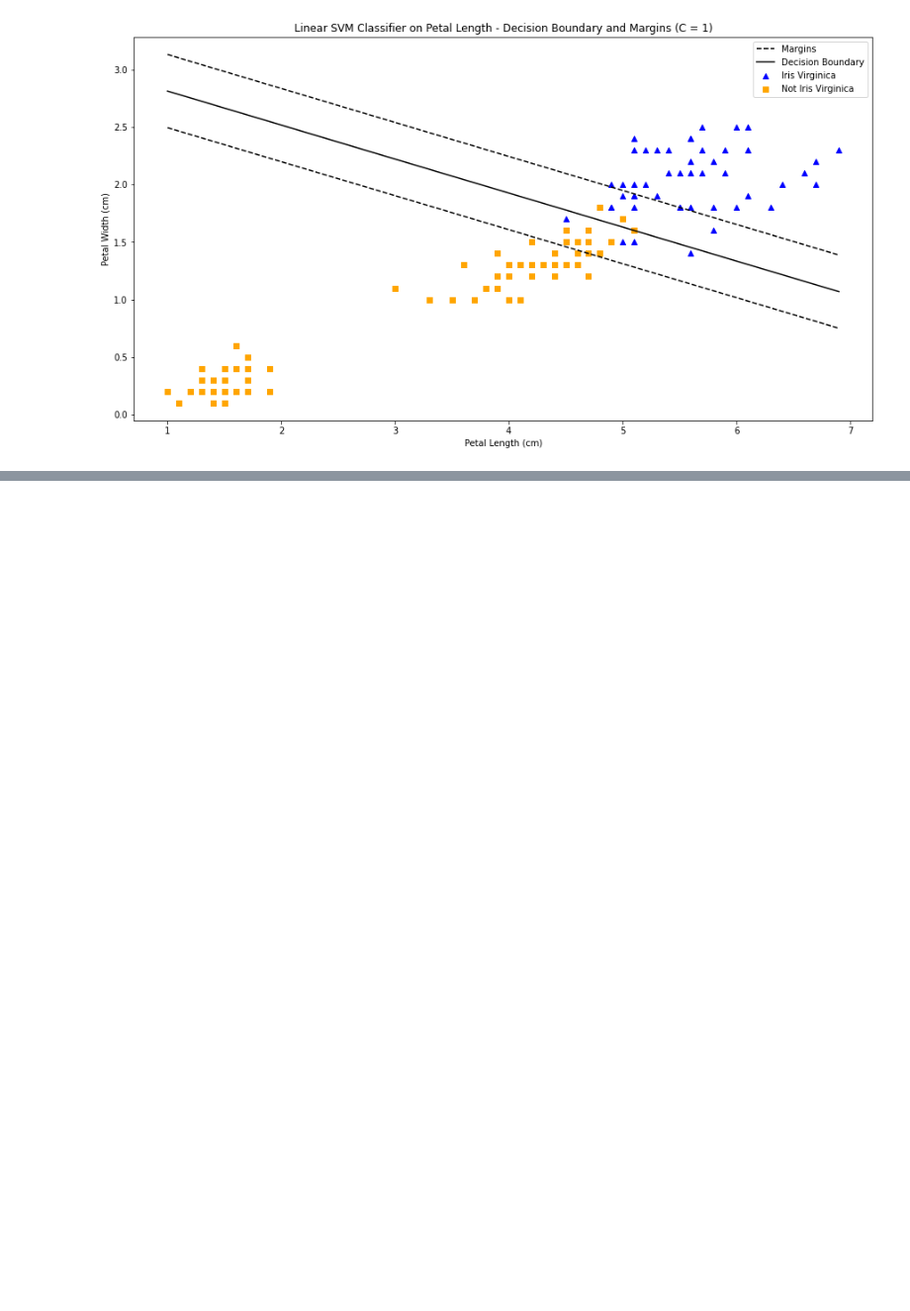
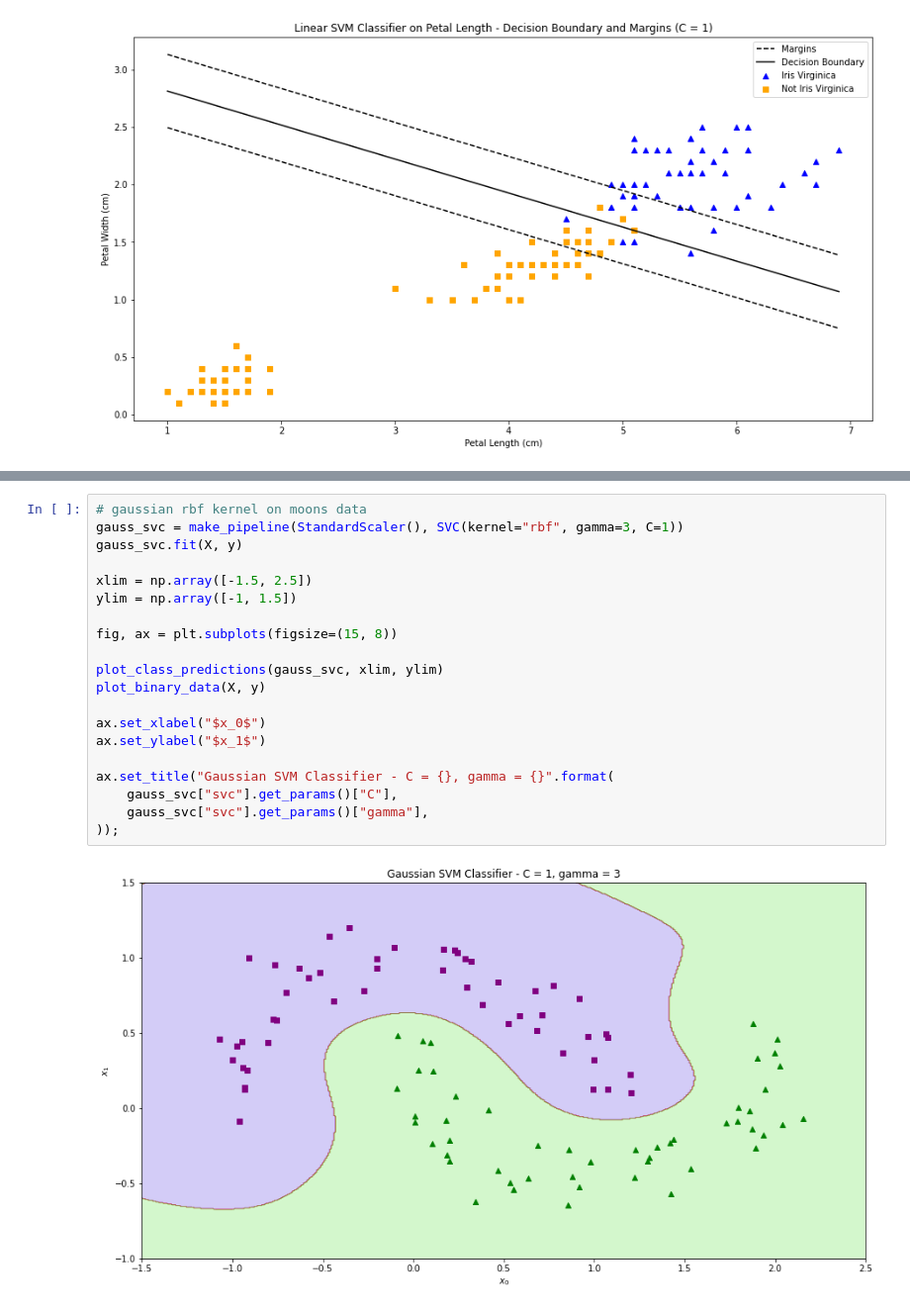
Before and after one commit to chris-leonard/hands-on-machine-learning, a Jupyter notebook: chapter-5/chapter-5-notes.ipynb, the cells around one changed output, grey strips where cells are left out. Shown at 99% size. Cells and saved outputs as stored; diff of their text form; blank space fills up the shorter version.

```diff
--- a/chapter-5/chapter-5-notes.ipynb
+++ b/chapter-5/chapter-5-notes.ipynb
@@ -127,0 +207,22 @@ More than 2 classes?
+# %%
+# gaussian rbf kernel on moons data
+gauss_svc = make_pipeline(StandardScaler(), SVC(kernel="rbf", gamma=3, C=1))
+gauss_svc.fit(X, y)
+
+xlim = np.array([-1.5, 2.5])
+ylim = np.array([-1, 1.5])
+
+fig, ax = plt.subplots(figsize=(15, 8))
+
+plot_class_predictions(gauss_svc, xlim, ylim)
+plot_binary_data(X, y)
+
+ax.set_xlabel("$x_0$")
+ax.set_ylabel("$x_1$")
+
+ax.set_title("Gaussian SVM Classifier - C = {}, gamma = {}".format(
+    gauss_svc["svc"].get_params()["C"],
+    gauss_svc["svc"].get_params()["gamma"],
+));
+# %% [output]
+[figure, added]
```
Also changed, not shown: parts of 8 cells of this notebook.
